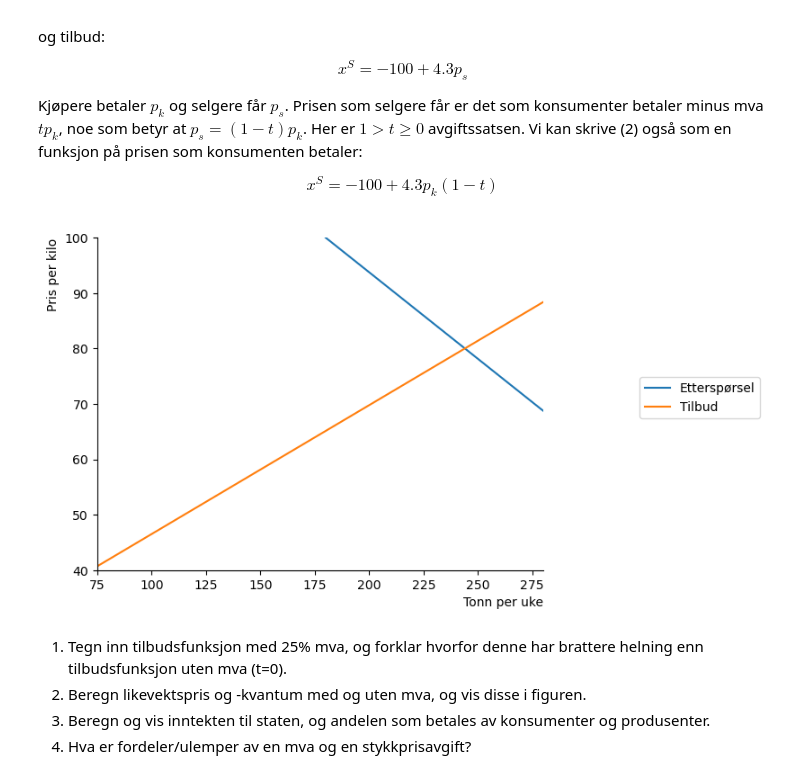
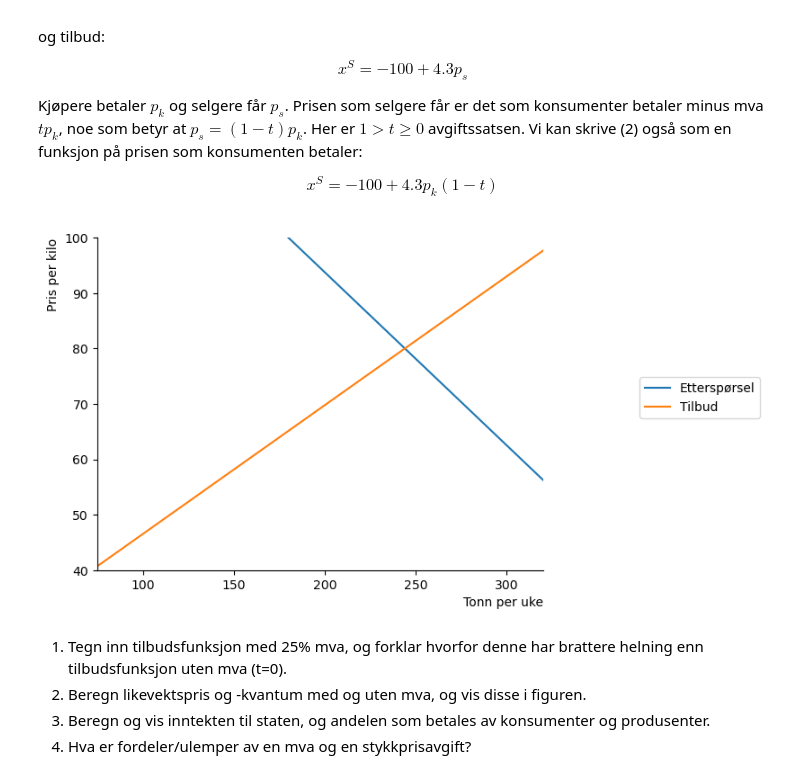
Before and after one commit to Danieljoha/Sok-1006, a Jupyter notebook: Arbeidskrav_2.ipynb, the cells around one changed output. Cells and saved outputs as stored; diff of their text form; code cells hidden in the pictures.

Commit message:
La til plot

```diff
--- a/Arbeidskrav_2.ipynb
+++ b/Arbeidskrav_2.ipynb
@@ -40,30 +40,30 @@ def x_s(p,t):
 # %%
 # vi lager en basisfigur
 
 p_num=np.linspace(0.1,100,100)
 
 def create_ax():
                 fig, ax = plt.subplots()
                 ax.set_ylabel('Pris per kilo', loc='top')
                 ax.set_xlabel('Tonn per uke', loc='right')
-                ax.set(xlim=(75,280))
+                ax.set(xlim=(75,320))
                 ax.set(ylim=(40,100))
                 ax.spines['top'].set_color('none')
                 ax.spines['right'].set_color('none')
 
                 return fig, ax
 
 fig, ax = create_ax()
 
 # plott funksjonene
 
 ax.plot(x_d(p_num),p_num, label='Etterspørsel')
 
 ax.plot(x_s(p_num, 0),p_num, label='Tilbud')
 
 ax.legend(bbox_to_anchor=(1.5,0.6));
 # %% [output]
-[figure, old version]
+[figure, new version]
 # %% [markdown]
 
 1. Tegn inn tilbudsfunksjon med 25% mva, og forklar hvorfor denne har brattere helning enn tilbudsfunksjon uten mva (t=0).
```
Also changed, not shown: parts of 2 cells of this notebook.
